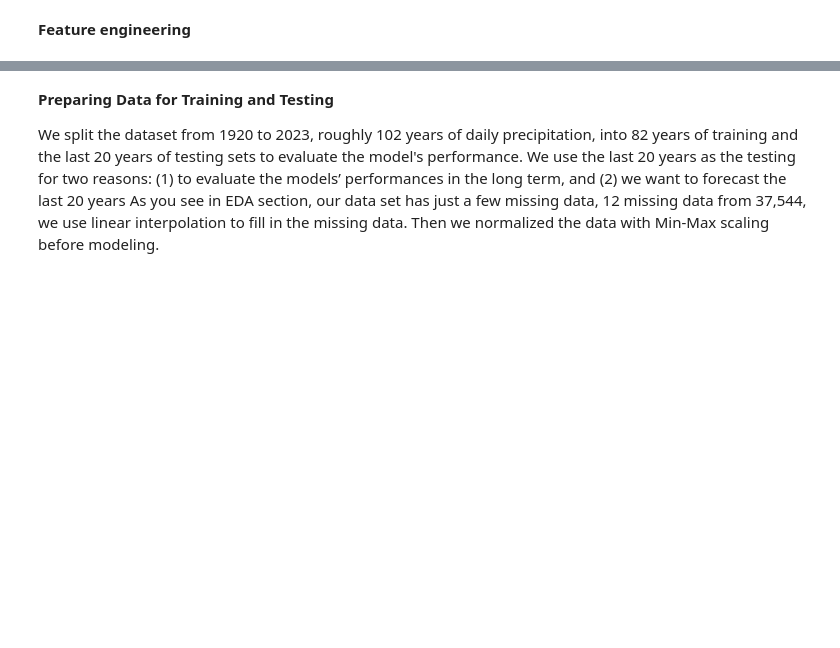
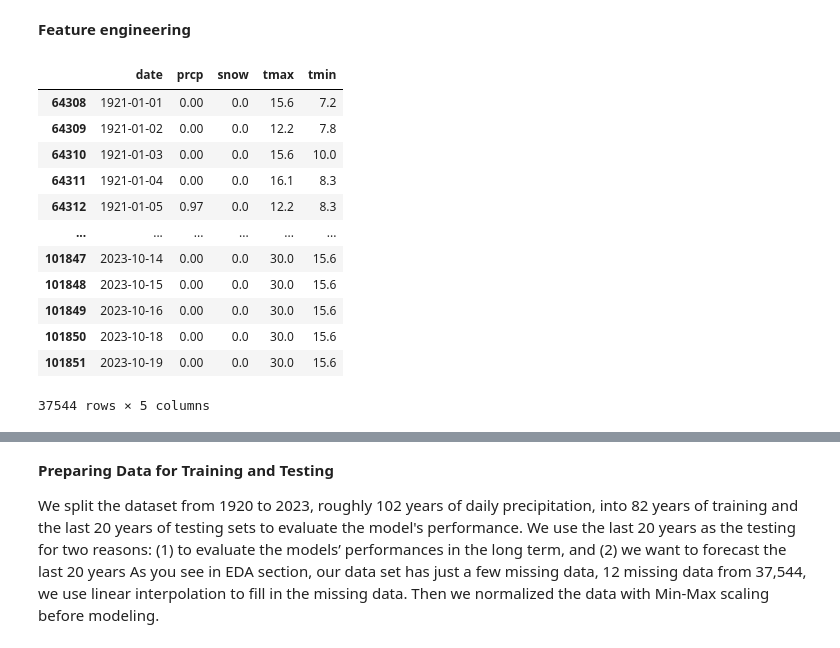
Before and after one commit to sumatepru/sf_climate_projection, a Jupyter notebook: code_for_daily_data.ipynb, the cells around one changed output, grey strips where cells are left out. Drawn from its saved outputs; the diff is of its cells as text; code cells hidden in the pictures; blank space fills up the shorter version.

```diff
--- a/code_for_daily_data.ipynb
+++ b/code_for_daily_data.ipynb
@@ -112,26 +136,3 @@ sf_daily
 | 101850 | USW00023272 | 2023-10-18 | 37.7705 | -122.4269 | 45.7 | SAN FRANCISCO DOWNTOWN, CA US | 0.0 | ,,W,2400 | NaN | ... |
 | 101851 | USW00023272 | 2023-10-19 | 37.7705 | -122.4269 | 45.7 | SAN FRANCISCO DOWNTOWN, CA US | NaN | NaN | NaN | ... |
 101852 rows × 112 columns
-# %%
-# Import data from San Francisco's weather stations and merge them togerther
-
-# Define the path to your CSV file
-file_list =[r'data/US1CASF0004.csv', r'data/US1CASF0008.csv', r'data/US1CASF0014.csv', \
-            r'data/US1CASF0017.csv', r'data/US1CASF0020.csv', r'data/US1CASF0021.csv', r'data/USC00047765.csv', \
-            r'data/USC00047767.csv', r'data/USW00023234.csv', r'data/USW00023272.csv']
-sf_daily = pd.read_csv('data/US1CASF0003.csv')
-for filename in file_list:
-        # Read the CSV file into a new DataFrame
-        temp = pd.read_csv(filename)
-        # Append the new data to the existing DataFrame
-        sf_daily = sf_daily.append(temp, ignore_index=True)
-
-#lower case series name
-sf_daily.columns = sf_daily.columns.str.lower()
-
-# Convert the 'date' column to datetime
-sf_daily['date'] = pd.to_datetime(sf_daily['date'], format="%Y-%m-%d")
-
-# Set the 'year' column as the index
-# sf_daily.set_index('date', inplace=True)
-sf_daily
@@ -590,3 +563,19 @@ plt.show()
 [figure]
 # %% [markdown]
 **Feature engineering**
+# %%
+main4
+# %% [output]
+|  | date | prcp | snow | tmax | tmin |
+| 64308 | 1921-01-01 | 0.00 | 0.0 | 15.6 | 7.2 |
+| 64309 | 1921-01-02 | 0.00 | 0.0 | 12.2 | 7.8 |
+| 64310 | 1921-01-03 | 0.00 | 0.0 | 15.6 | 10.0 |
+| 64311 | 1921-01-04 | 0.00 | 0.0 | 16.1 | 8.3 |
+| 64312 | 1921-01-05 | 0.97 | 0.0 | 12.2 | 8.3 |
+| ... | ... | ... | ... | ... | ... |
+| 101847 | 2023-10-14 | 0.00 | 0.0 | 30.0 | 15.6 |
+| 101848 | 2023-10-15 | 0.00 | 0.0 | 30.0 | 15.6 |
+| 101849 | 2023-10-16 | 0.00 | 0.0 | 30.0 | 15.6 |
+| 101850 | 2023-10-18 | 0.00 | 0.0 | 30.0 | 15.6 |
+| 101851 | 2023-10-19 | 0.00 | 0.0 | 30.0 | 15.6 |
+37544 rows × 5 columns
```
Also changed, not shown: parts of 6 cells of this notebook.
